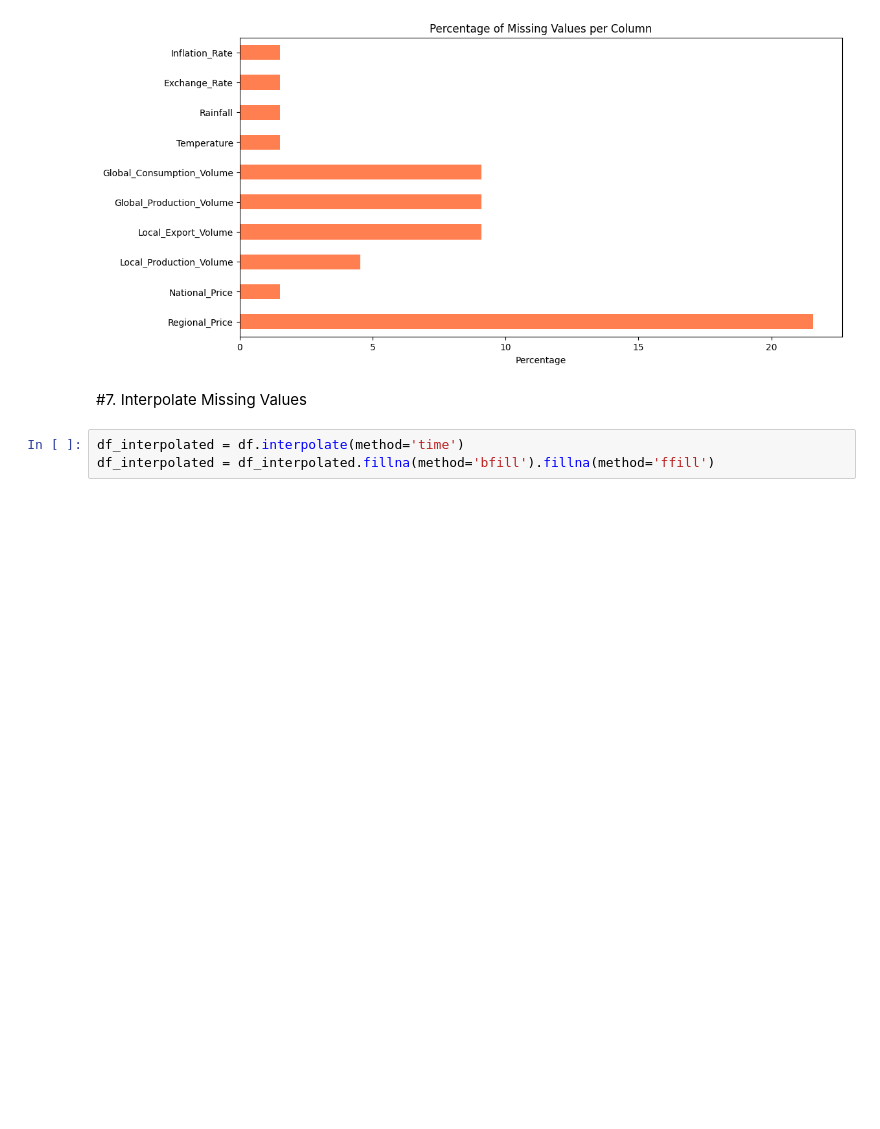
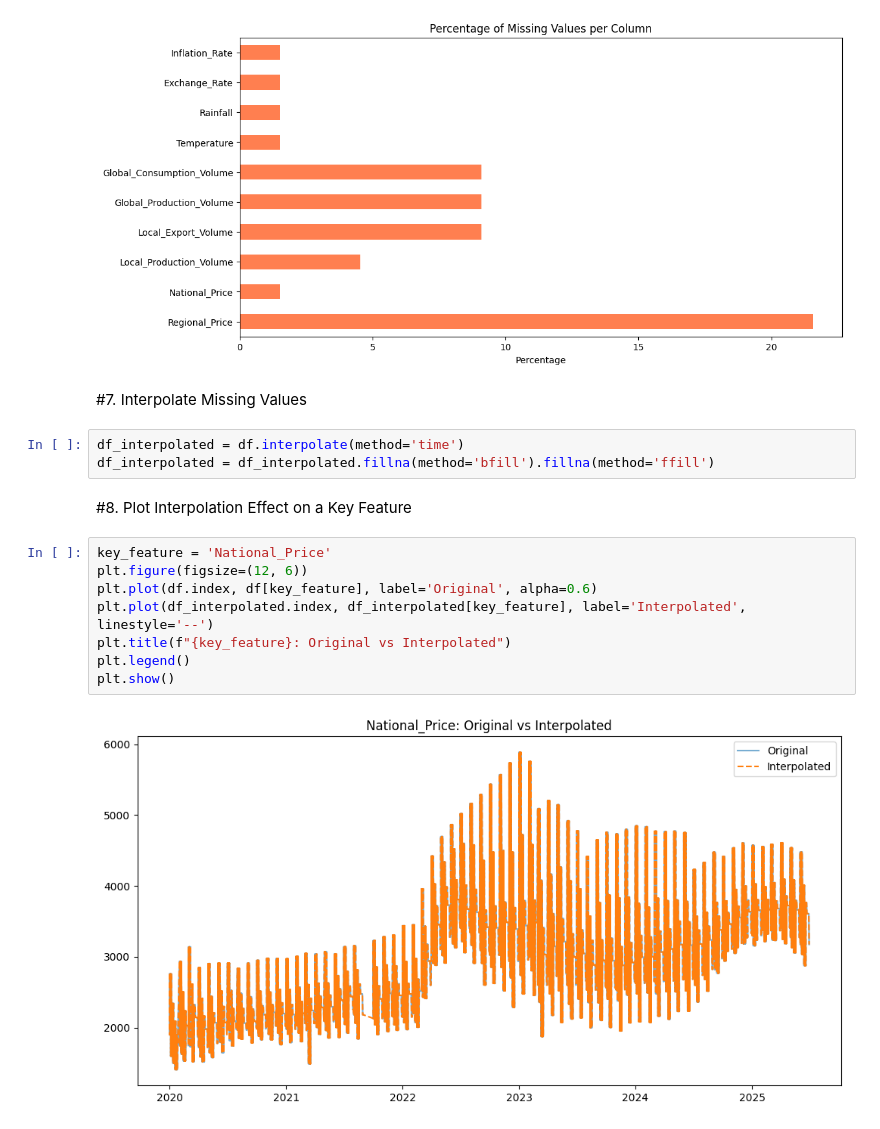
Before and after one commit to vimesh630/Spice_Price_Prediction_VERGER, a Jupyter notebook: Preprocessing_for_Cinnamon_Price_Forecasting_Model.ipynb, the cells around one changed output. Saved outputs shown, nothing was run; the diff lists cells and outputs as text; blank space fills up the shorter version.

```diff
--- a/Preprocessing_for_Cinnamon_Price_Forecasting_Model.ipynb
+++ b/Preprocessing_for_Cinnamon_Price_Forecasting_Model.ipynb
@@ -48,3 +48,15 @@ plt.show()
 # %%
 df_interpolated = df.interpolate(method='time')
 df_interpolated = df_interpolated.fillna(method='bfill').fillna(method='ffill')
+# %% [markdown]
+#8. Plot Interpolation Effect on a Key Feature
+# %%
+key_feature = 'National_Price'
+plt.figure(figsize=(12, 6))
+plt.plot(df.index, df[key_feature], label='Original', alpha=0.6)
+plt.plot(df_interpolated.index, df_interpolated[key_feature], label='Interpolated', linestyle='--')
+plt.title(f"{key_feature}: Original vs Interpolated")
+plt.legend()
+plt.show()
+# %% [output]
+[figure, added]
```
